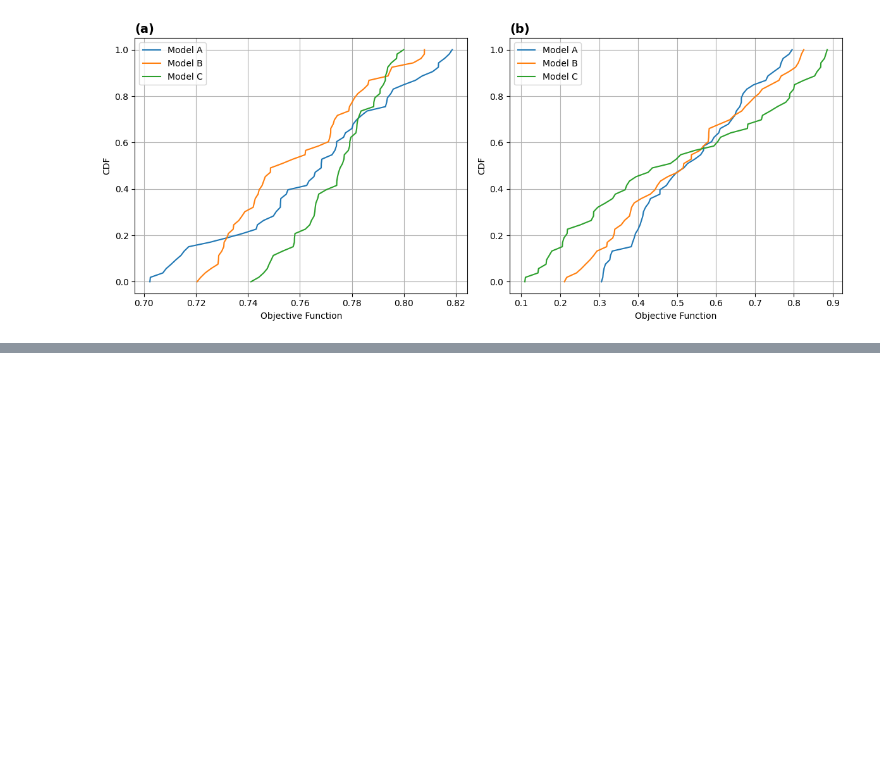
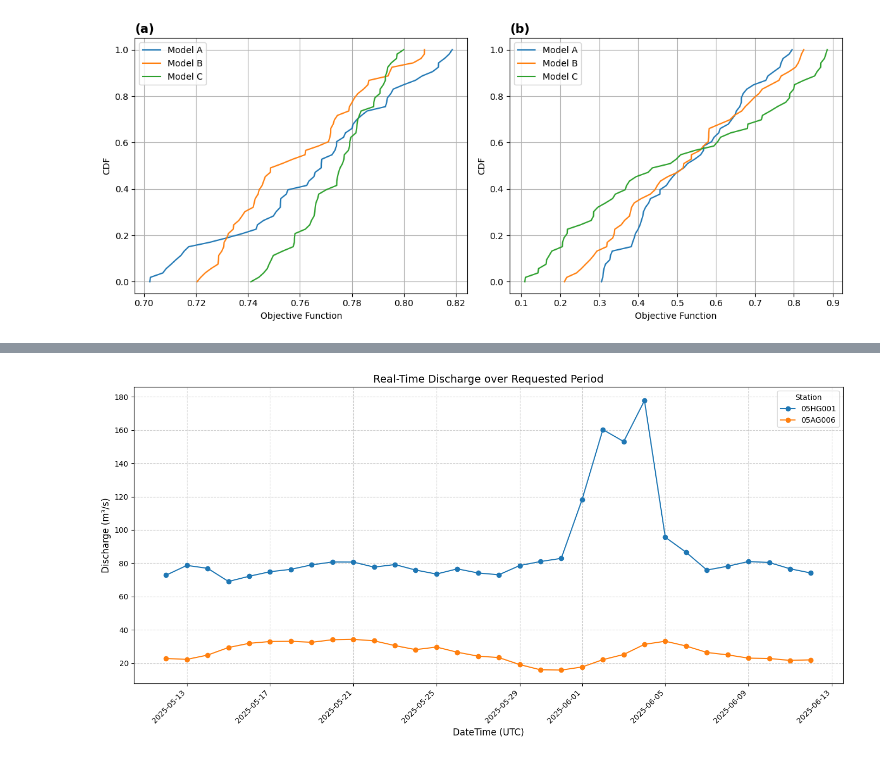
Before and after one commit to fuadyassin/MESH-Scripts-PyLib, a Jupyter notebook: docs/source/MESH_StreamflowFilePrep.ipynb, the cells around one changed output, grey strips where cells are left out. Saved outputs shown, nothing was run; the diff lists cells and outputs as text; code cells hidden in the pictures; blank space fills up the shorter version.

```diff
--- a/docs/source/MESH_StreamflowFilePrep.ipynb
+++ b/docs/source/MESH_StreamflowFilePrep.ipynb
@@ -89,0 +104,14 @@ gen_flow.write_flow_data_to_file_ensim("streamflow.tb0", combined, all_meta)
+# %%
+# 2) Realtime provisional (last 1 month by 1-day windows)
+from MESHpyPreProcessing.gen_streamflow_file import GenStreamflowFile
+gen_flow = GenStreamflowFile()
+from datetime import datetime, timezone
+from dateutil.relativedelta import relativedelta
+end_dt = datetime.now(timezone.utc).replace(microsecond=0)
+start_dt = end_dt - relativedelta(months=1)
+start = start_dt.strftime("%Y-%m-%dT%H:%M:%SZ")
+end   = end_dt.strftime("%Y-%m-%dT%H:%M:%SZ")
+df_rt, meta_rt = gen_flow.fetch_hydrometric_realtime_full_range(station_numbers=["05HG001","05AG006"],
+                                                                start=start, end=end,
+                                                                window_days=1, freq_hours=24
+                                                                )
@@ -89,0 +136,21 @@ gen_flow.write_flow_data_to_file_ensim("streamflow.tb0", combined, all_meta)
+# %%
+import matplotlib.pyplot as plt
+
+if df_rt.empty:
+    print("No data to plot.")
+else:
+    fig, ax = plt.subplots(figsize=(14, 7))
+    for station in df_rt.columns:
+        ax.plot(df_rt.index, df_rt[station], marker='o', linestyle='-', label=station)
+
+    ax.set_xlabel("DateTime (UTC)", fontsize=12)
+    ax.set_ylabel("Discharge (m³/s)", fontsize=12)
+    ax.set_title("Real-Time Discharge over Requested Period", fontsize=14)
+    ax.legend(title="Station", loc='best') #
+
+    plt.xticks(rotation=45, ha='right')
+    plt.grid(True, linestyle='--', alpha=0.6)
+    plt.tight_layout()
+    plt.show()
+# %% [output]
+[figure, added]
```
Also changed, not shown: parts of 5 cells of this notebook, 2 other files.
